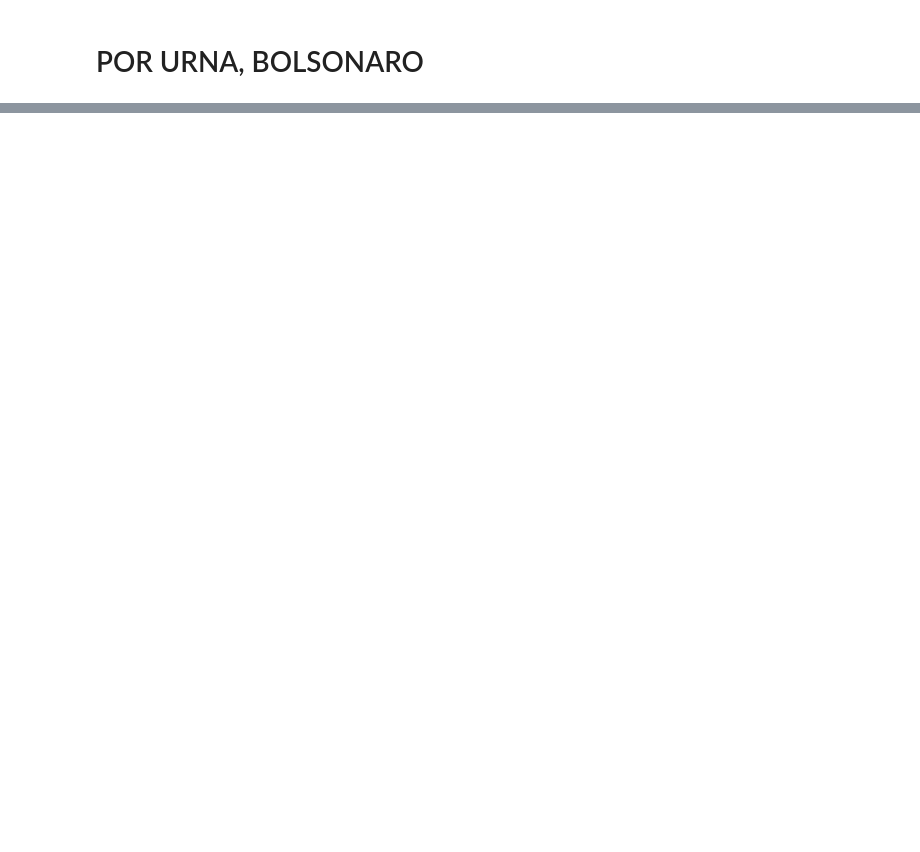
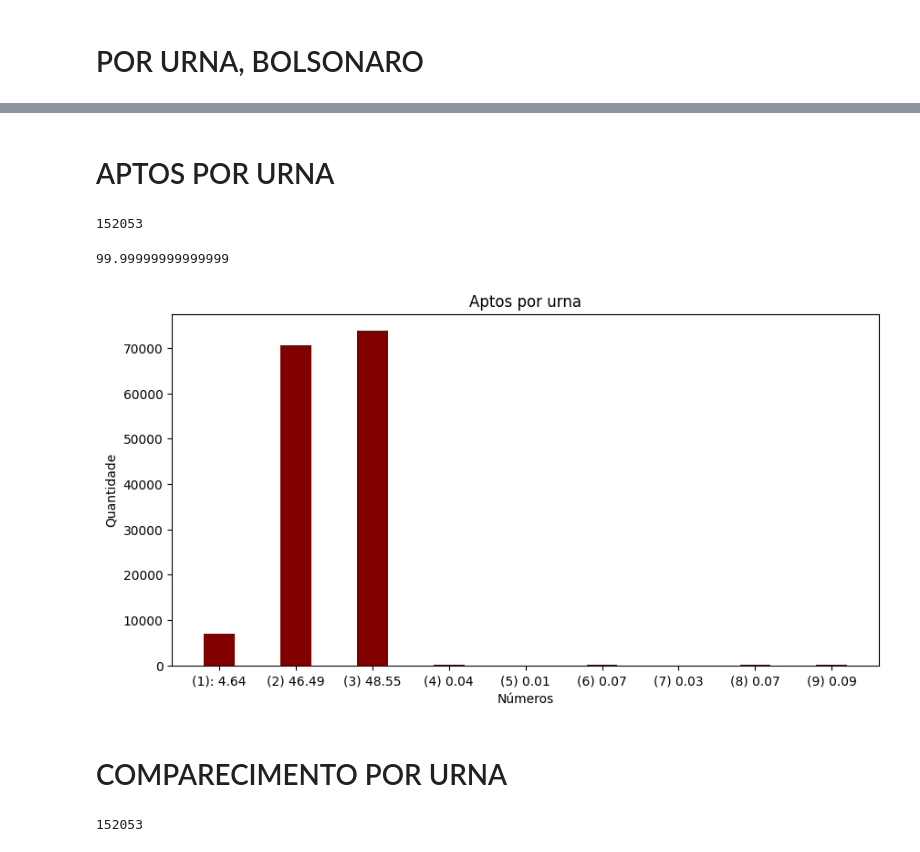
Before and after one commit to arturbernardo/benfords_law_2022, a Jupyter notebook: Benford_Distribution.ipynb, the cells around one changed output, grey strips where cells are left out. Cells and saved outputs as stored; diff of their text form; code cells hidden in the pictures; blank space fills up the shorter version.

```diff
--- a/Benford_Distribution.ipynb
+++ b/Benford_Distribution.ipynb
@@ -249,0 +250,2 @@ plt.show()
+# %% [markdown]
+# APTOS POR URNA
@@ -249,0 +269,57 @@ plt.show()
+# %%
+total_aptos = df_aptos_1.size + df_aptos_2.size +df_aptos_3.size + df_aptos_4.size + df_aptos_5.size + df_aptos_6.size + df_aptos_7.size + df_aptos_8.size + df_aptos_9.size
+total_aptos
+# %% [output]
+152053
+# %%
+percent_aptos_1 = df_aptos_1.size * 100 / total_aptos
+percent_aptos_2 = df_aptos_2.size * 100 / total_aptos
+percent_aptos_3 = df_aptos_3.size * 100 / total_aptos
+percent_aptos_4 = df_aptos_4.size * 100 / total_aptos
+percent_aptos_5 = df_aptos_5.size * 100 / total_aptos
+percent_aptos_6 = df_aptos_6.size * 100 / total_aptos
+percent_aptos_7 = df_aptos_7.size * 100 / total_aptos
+percent_aptos_8 = df_aptos_8.size * 100 / total_aptos
+percent_aptos_9 = df_aptos_9.size * 100 / total_aptos
+
+cem = percent_aptos_1 + percent_aptos_2 + percent_aptos_3 + percent_aptos_4 + percent_aptos_5 + percent_aptos_6 + percent_aptos_7 + percent_aptos_8 + percent_aptos_9
+cem # (tem de dar 100% a soma)
+# %% [output]
+99.99999999999999
+# %%
+labels = ['(1): %.2f' %percent_aptos_1,
+        '(2) %.2f' %percent_aptos_2,
+        '(3) %.2f' %percent_aptos_3,
+        '(4) %.2f' %percent_aptos_4,
+        '(5) %.2f' %percent_aptos_5,
+        '(6) %.2f' %percent_aptos_6,
+        '(7) %.2f' %percent_aptos_7,
+        '(8) %.2f' %percent_aptos_8,
+        '(9) %.2f' %percent_aptos_9]
+
+valores = [df_aptos_1.size,
+        df_aptos_2.size,
+        df_aptos_3.size,
+        df_aptos_4.size,
+        df_aptos_5.size,
+        df_aptos_6.size,
+        df_aptos_7.size,
+        df_aptos_8.size,
+        df_aptos_9.size]
+numbers = list(labels)
+amounts = list(valores)
+
+fig = plt.figure(figsize = (10, 5))
+
+# creating the bar plot
+plt.bar(numbers, amounts, color ='maroon',
+        width = 0.4)
+
+plt.xlabel("Números")
+plt.ylabel("Quantidade")
+plt.title("Aptos por urna")
+plt.show()
+# %% [output]
+[figure, added]
+# %% [markdown]
+# COMPARECIMENTO POR URNA
@@ -249,0 +336,5 @@ plt.show()
+# %%
+total_comparecimento = df_comparecimento_1.size + df_comparecimento_2.size +df_comparecimento_3.size + df_comparecimento_4.size + df_comparecimento_5.size + df_comparecimento_6.size + df_comparecimento_7.size + df_comparecimento_8.size + df_comparecimento_9.size
+total_comparecimento
+# %% [output]
+152053
```
Also changed, not shown: parts of 12 cells of this notebook.
